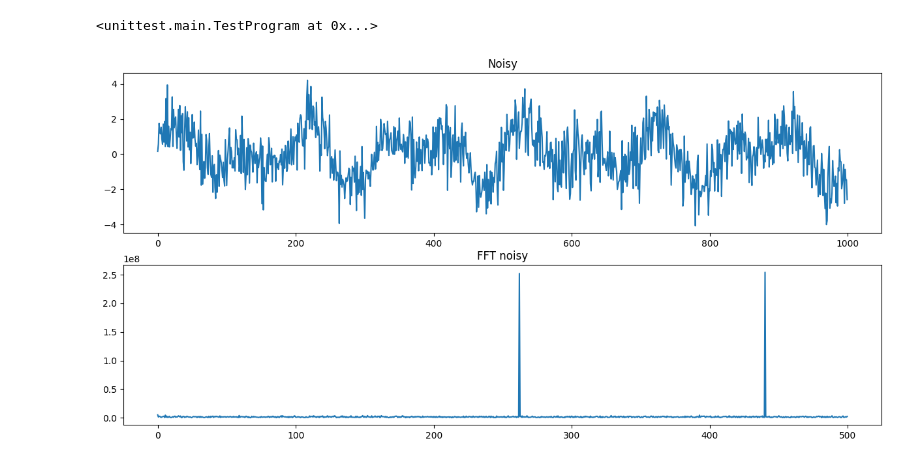
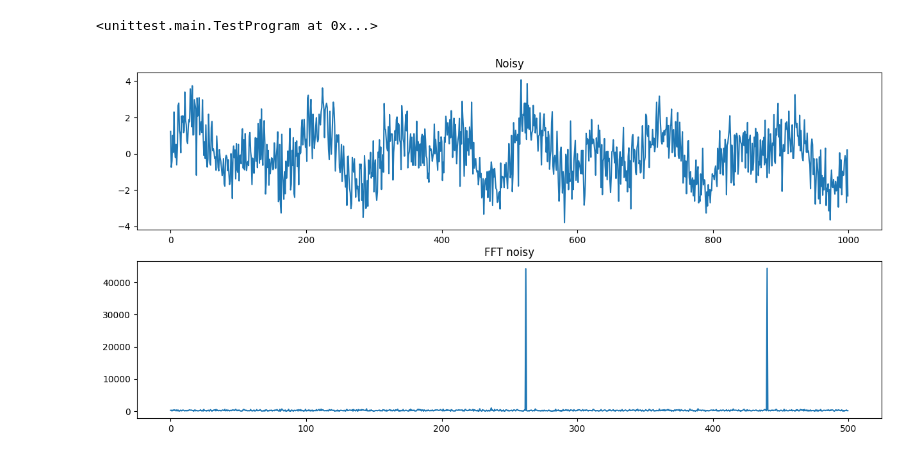
Before and after one commit to jonas31415/deeplearning_course, a Jupyter notebook: exercise1.ipynb, the cells around one changed output. Cells and saved outputs as stored; diff of their text form; code cells hidden in the pictures.

```diff
--- a/exercise1.ipynb
+++ b/exercise1.ipynb
@@ -154,35 +154,35 @@ OK
 # After successfully solving this exercise, type the following command in the first line of this cell:
 # %%writefile src/filtering/fft_step2.py
 # This will save the result to a python file, which you will need for the next exercises.
 
 #Step 2:
 #add noise to the signal
 tone_noisy = tone_mix + np.random.randn(len(x))
 
 #save sounds to disk
 norm_tone_mix = np.int16((tone_mix / tone_mix.max()) * 32767)
 norm_tone_noisy = np.int16((tone_noisy / tone_noisy.max()) * 32767)
 write("orig.wav", sampling_rate, norm_tone_mix)
 write("noisy.wav", sampling_rate, norm_tone_noisy)
 
 # compute the FFT of the noisy signal
-yf = rfft(norm_tone_noisy)
+yf = rfft(tone_noisy)
 
 # Number of samples in normalized_tone
 N = sampling_rate * t
 xf = rfftfreq(N, 1 / sampling_rate)
 
 #plotting
 fig = plt.figure(figsize=(15, 7))
 fig.add_subplot(2,1,1)
 plt.plot(tone_noisy[:s])
 plt.title("Noisy")
 fig.add_subplot(2,1,2)
 plt.plot(xf[:s], np.abs(yf)[:s])
 plt.title("FFT noisy")
 plt.show()
 # %% [output]
-[figure, old version]
+[figure, new version]
 # %%
 # %load src/filtering/fft_step3and4_0.py
 #----------------------------------
```
Also changed, not shown: parts of 2 cells of this notebook, 2 other files.
